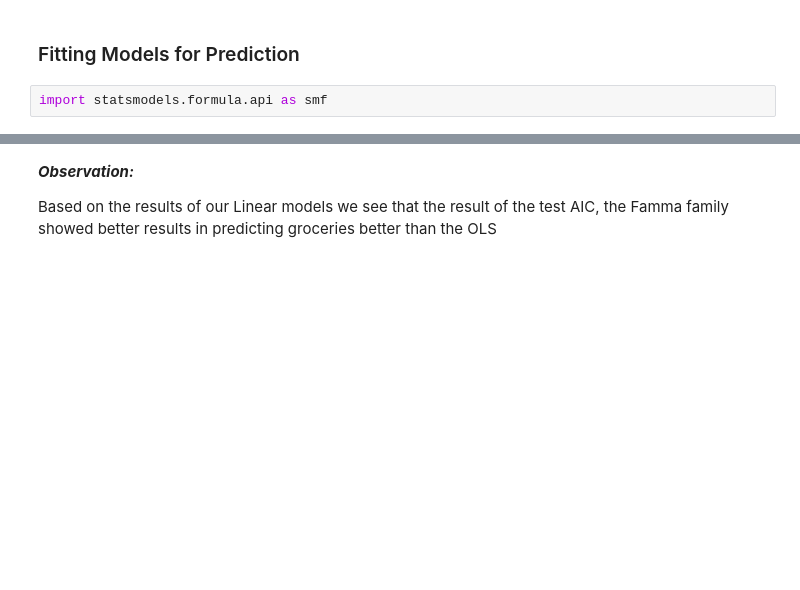
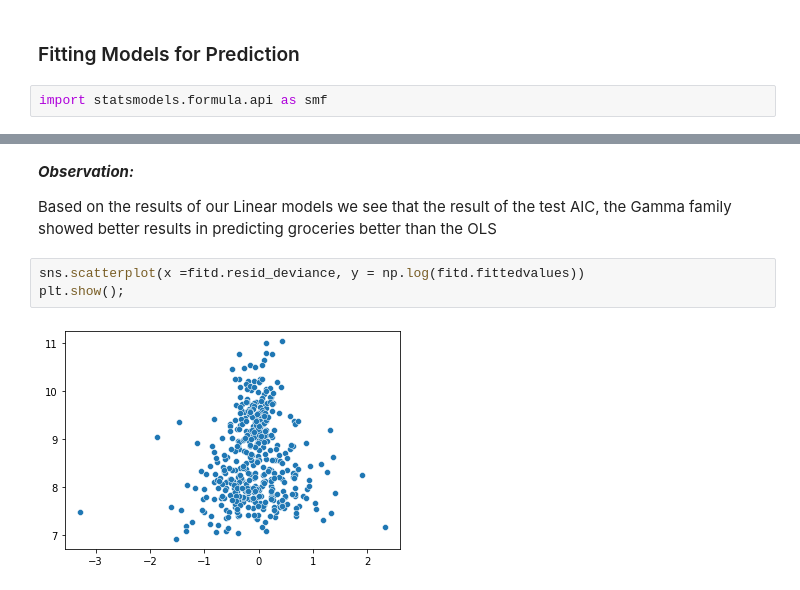
Before and after one commit to lopez-Luis89/Team_Project_AAI-500, a Jupyter notebook: Team Project AAI 500.ipynb, the cells around one changed output, grey strips where cells are left out. Saved outputs shown, nothing was run; the diff lists cells and outputs as text; blank space fills up the shorter version.

```diff
--- a/Team Project AAI 500.ipynb
+++ b/Team Project AAI 500.ipynb
@@ -402,4 +420,9 @@ AIC: 8149.556532416007
 # %% [markdown]
 ***Observation:***
 
-Based on the results of our Linear models we see that the result of the test AIC, the Famma family showed better results in predicting groceries  better than the OLS
+Based on the results of our Linear models we see that the result of the test AIC, the Gamma family showed better results in predicting groceries  better than the OLS
+# %%
+sns.scatterplot(x =fitd.resid_deviance, y = np.log(fitd.fittedvalues))
+plt.show();
+# %% [output]
+[figure, added]
```
Also changed, not shown: parts of 7 cells of this notebook.
